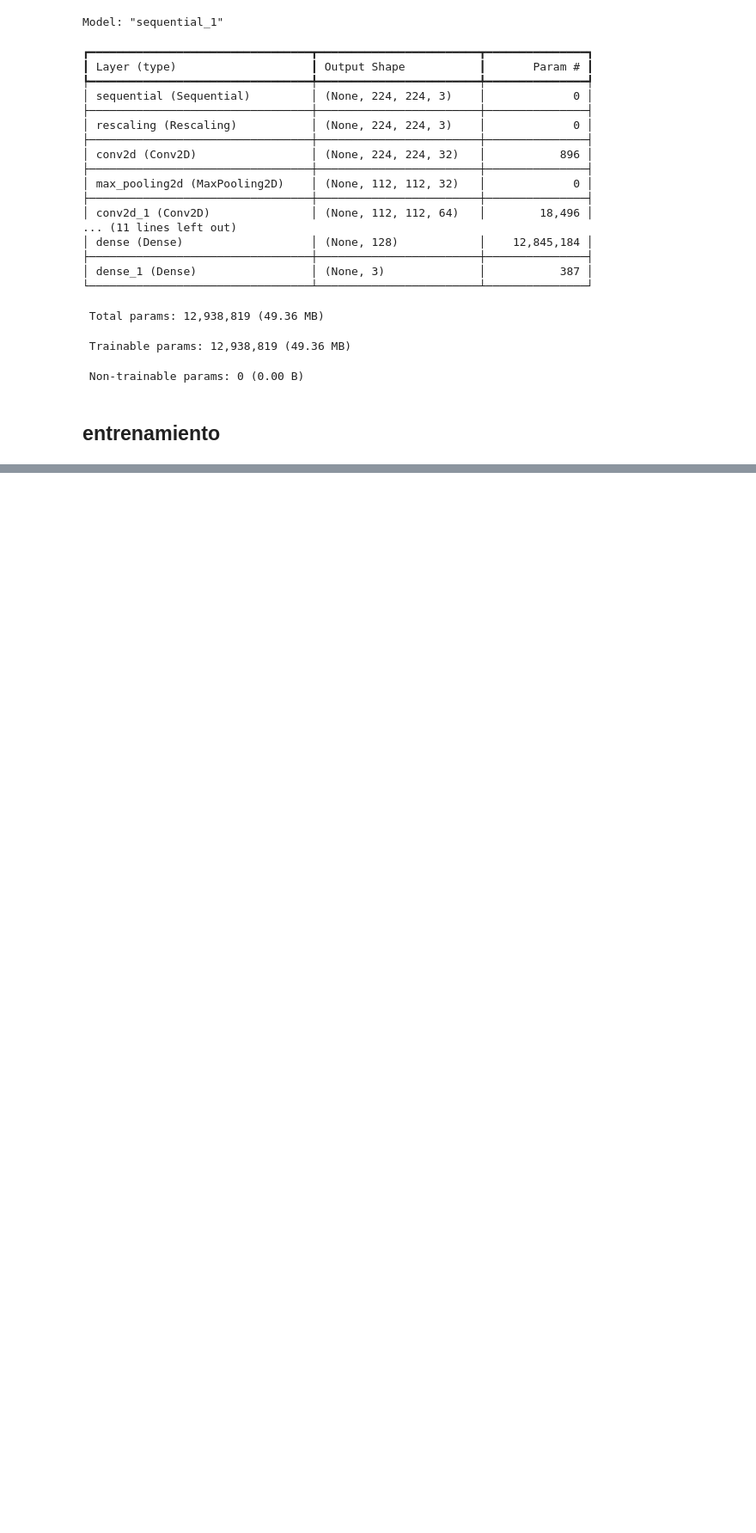
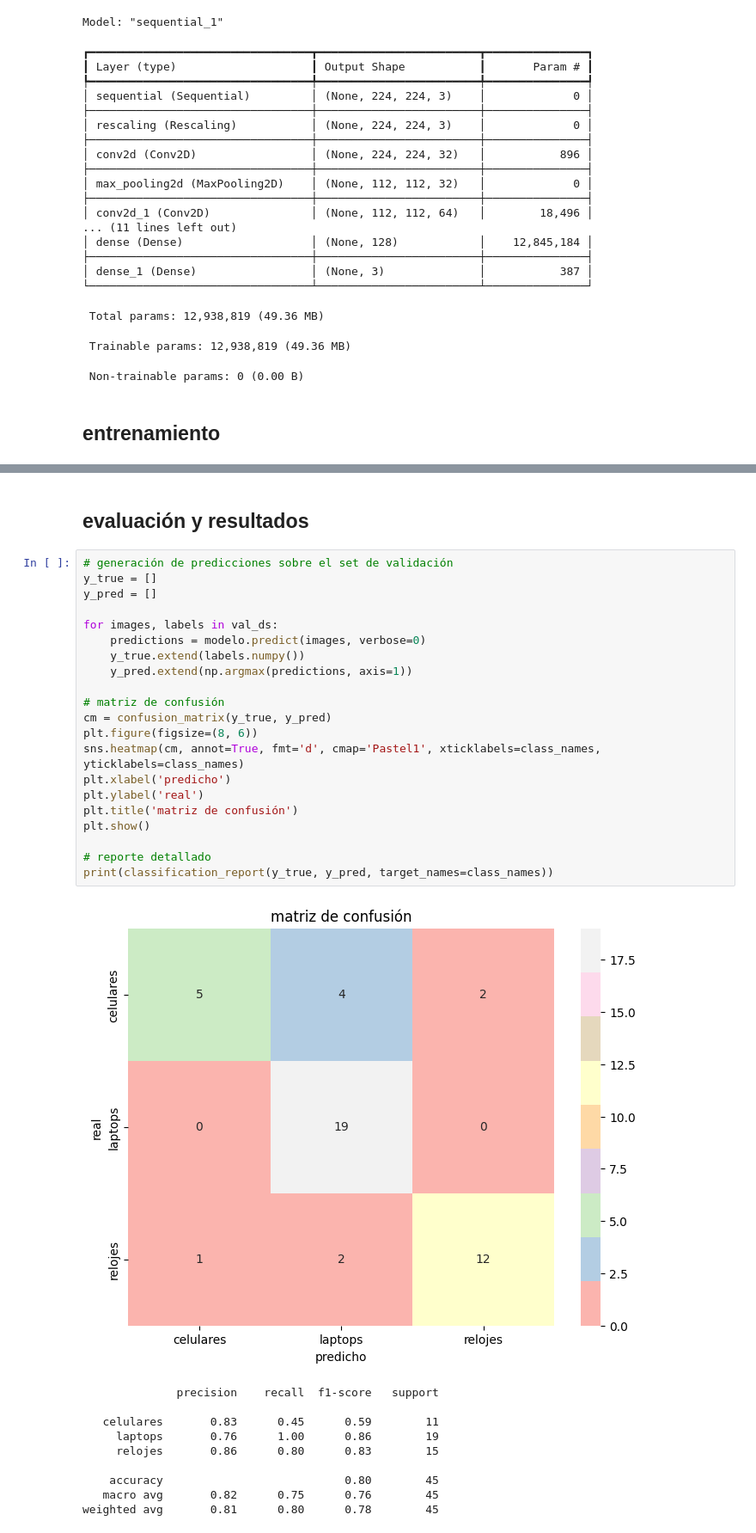
Before and after one commit to nobleststriver/clasificador-objetos, a Jupyter notebook: 1_entrenamiento.ipynb, the cells around one changed output, grey strips where cells are left out. Shown at 86% size. Cells and saved outputs as stored; diff of their text form; blank space fills up the shorter version.

```diff
--- a/1_entrenamiento.ipynb
+++ b/1_entrenamiento.ipynb
@@ -126,0 +145,34 @@ print("entrenamiento finalizado.")
+# %% [markdown]
+## evaluación y resultados
+# %%
+# generación de predicciones sobre el set de validación
+y_true = []
+y_pred = []
+
+for images, labels in val_ds:
+    predictions = modelo.predict(images, verbose=0)
+    y_true.extend(labels.numpy())
+    y_pred.extend(np.argmax(predictions, axis=1))
+
+# matriz de confusión
+cm = confusion_matrix(y_true, y_pred)
+plt.figure(figsize=(8, 6))
+sns.heatmap(cm, annot=True, fmt='d', cmap='Pastel1', xticklabels=class_names, yticklabels=class_names)
+plt.xlabel('predicho')
+plt.ylabel('real')
+plt.title('matriz de confusión')
+plt.show()
+
+# reporte detallado
+print(classification_report(y_true, y_pred, target_names=class_names))
+# %% [output]
+[figure, added]
+              precision    recall  f1-score   support
+
+   celulares       0.83      0.45      0.59        11
+     laptops       0.76      1.00      0.86        19
+     relojes       0.86      0.80      0.83        15
+
+    accuracy                           0.80        45
+   macro avg       0.82      0.75      0.76        45
+weighted avg       0.81      0.80      0.78        45
```
Also changed, not shown: parts of 1 cell of this notebook.
